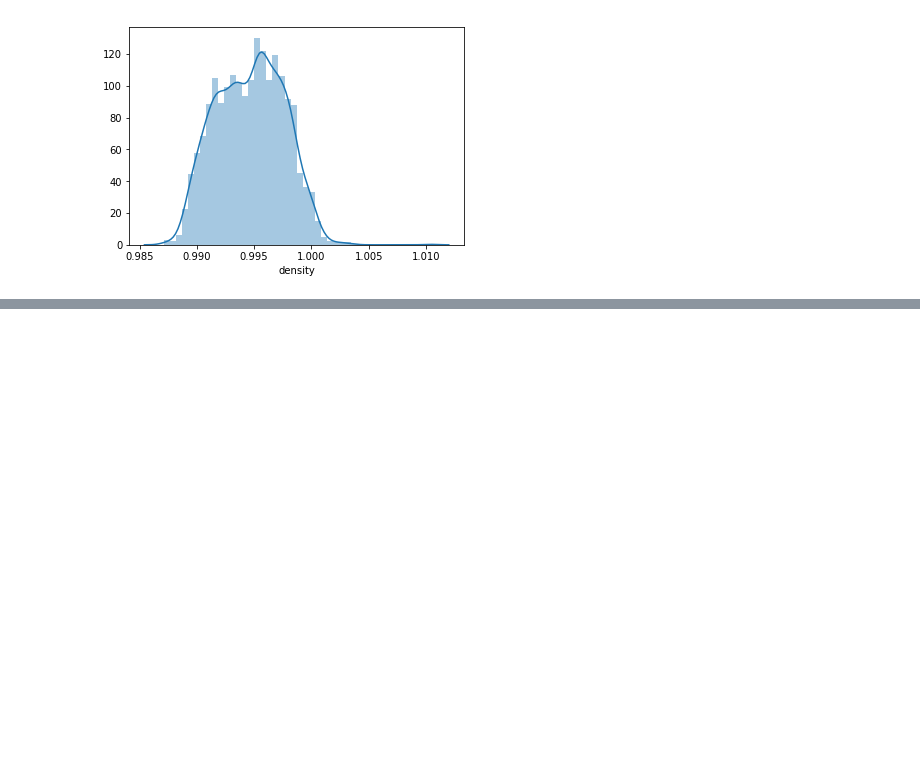
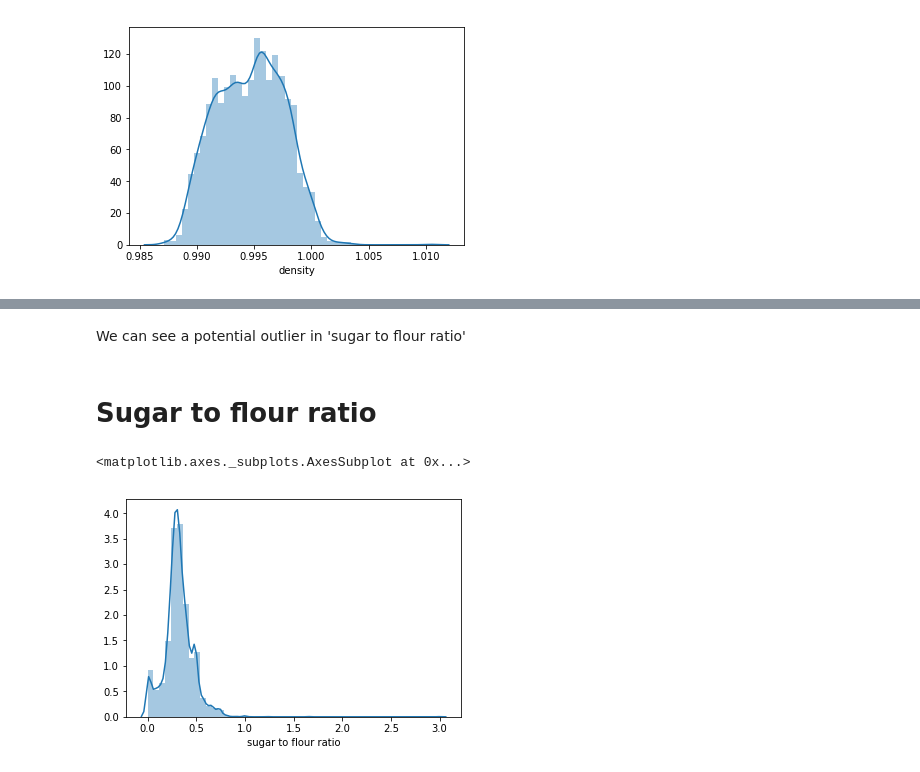
Before and after one commit to alvarofc/DatathonIH, a Jupyter notebook: Drop_outliers.ipynb, the cells around one changed output, grey strips where cells are left out. Cells and saved outputs as stored; diff of their text form; code cells hidden in the pictures; blank space fills up the shorter version.

```diff
--- a/Drop_outliers.ipynb
+++ b/Drop_outliers.ipynb
@@ -90,0 +97,9 @@ sns.distplot(cookies['density'])
+# %% [markdown]
+We can see a potential outlier in 'sugar to flour ratio'
+# %% [markdown]
+# Sugar to flour ratio
+# %%
+sns.distplot(cookies['sugar to flour ratio'])
+# %% [output]
+<matplotlib.axes._subplots.AxesSubplot at 0x...>
+[figure, added]
```
Also changed, not shown: parts of 5 cells of this notebook.
